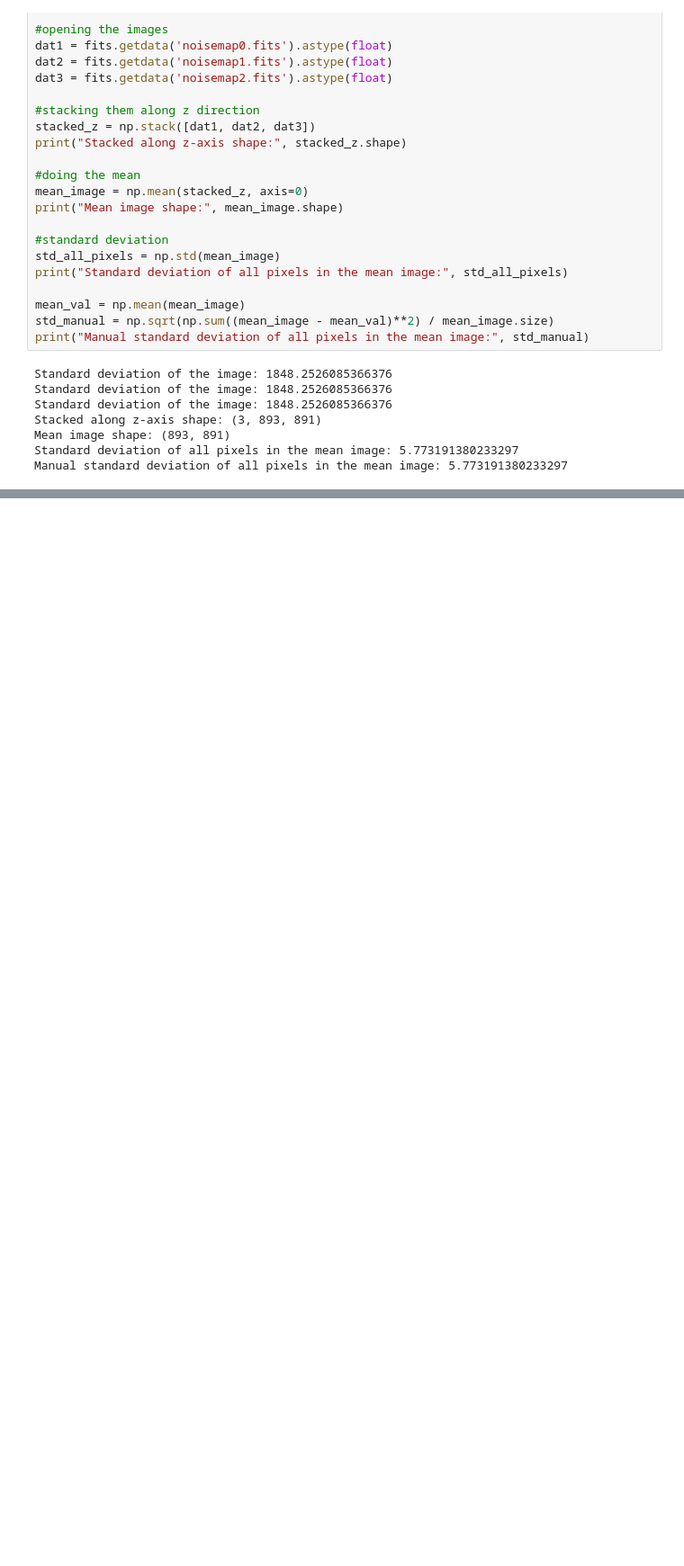
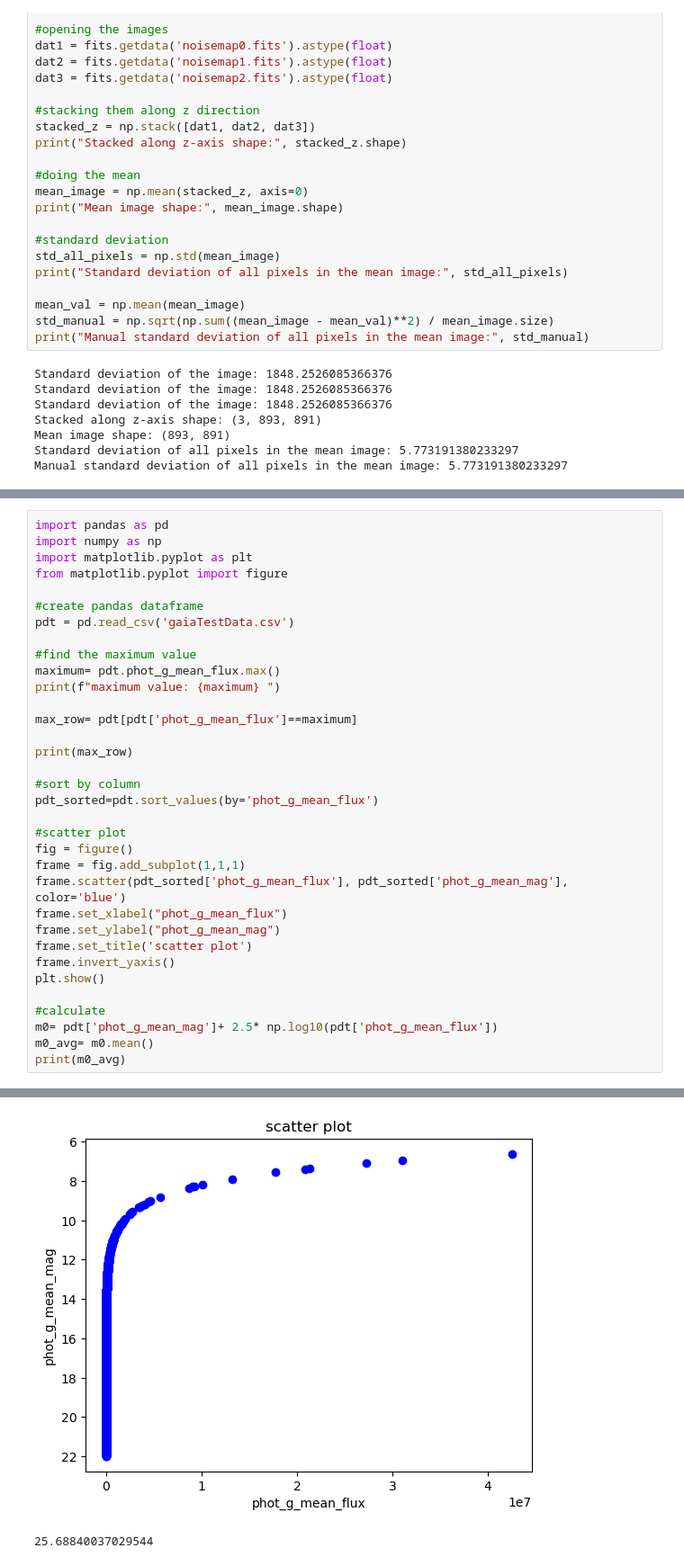
Before and after one commit to isamazzei/PROGNUM-repo, a Jupyter notebook: Task6/week 6.ipynb, the cells around one changed output, grey strips where cells are left out. Shown at 90% size. Drawn from its saved outputs; the diff is of its cells as text; blank space fills up the shorter version.

```diff
--- a/Task6/week 6.ipynb
+++ b/Task6/week 6.ipynb
@@ -268 +275,36 @@ DATAFLAG GAIAEDR3_PHOT_G_MEAN_MAG ABS_G_MAG
 Length = 733901 rows
+# %%
+import pandas as pd
+import numpy as np
+import matplotlib.pyplot as plt
+from matplotlib.pyplot import figure
+
+#create pandas dataframe
+pdt = pd.read_csv('gaiaTestData.csv')
+
+#find the maximum value
+maximum= pdt.phot_g_mean_flux.max()
+print(f"maximum value: {maximum} ")
+
+max_row= pdt[pdt['phot_g_mean_flux']==maximum]
+
+print(max_row)
+
+#sort by column
+pdt_sorted=pdt.sort_values(by='phot_g_mean_flux')
+
+#scatter plot
+fig = figure()
+frame = fig.add_subplot(1,1,1)
+frame.scatter(pdt_sorted['phot_g_mean_flux'], pdt_sorted['phot_g_mean_mag'], color='blue')
+frame.set_xlabel("phot_g_mean_flux")
+frame.set_ylabel("phot_g_mean_mag")
+frame.set_title('scatter plot')
+frame.invert_yaxis()
+plt.show()
+
+#calculate
+m0= pdt['phot_g_mean_mag']+ 2.5* np.log10(pdt['phot_g_mean_flux'])
+m0_avg= m0.mean()
+print(m0_avg)
+# %% [output]
@@ -268,0 +323,2 @@ Length = 733901 rows
+[figure, added]
+25.68840037029544
```
Also changed, not shown: parts of 4 cells of this notebook, 11 other files.
